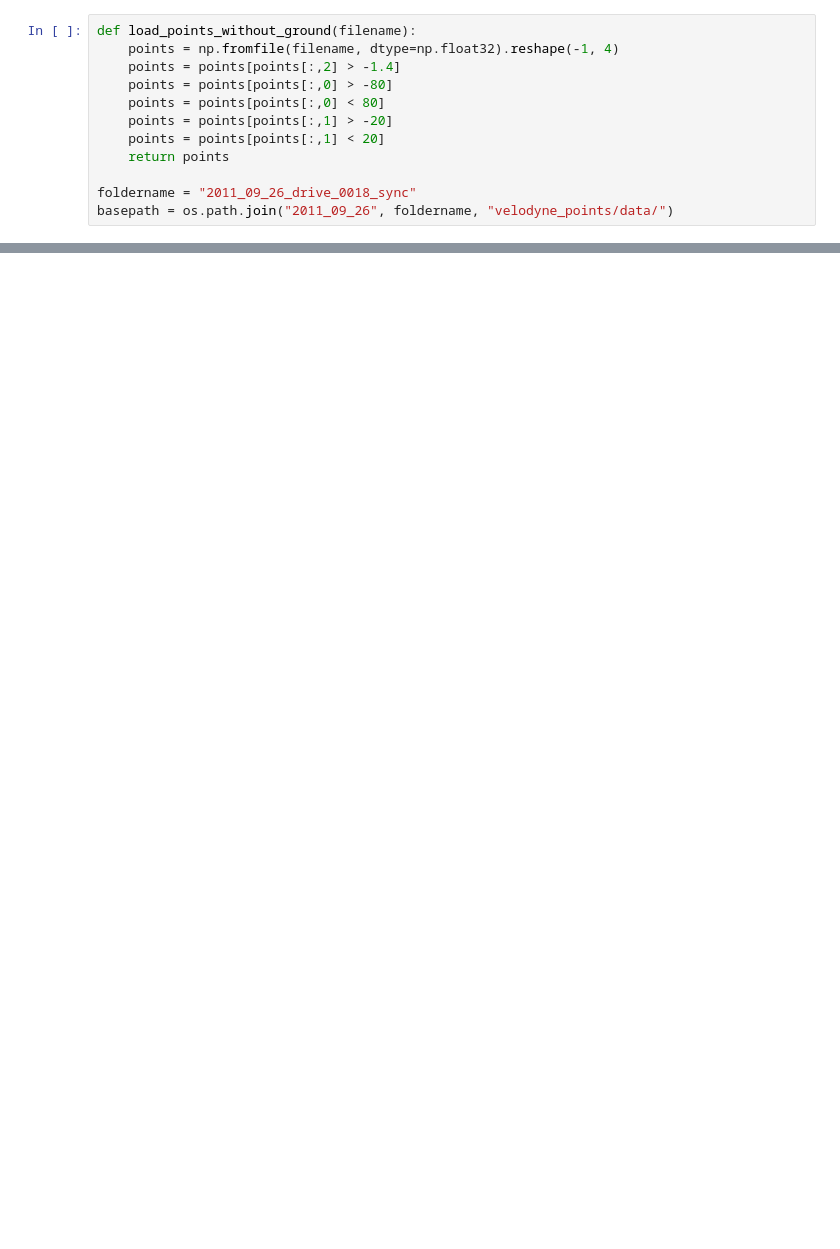
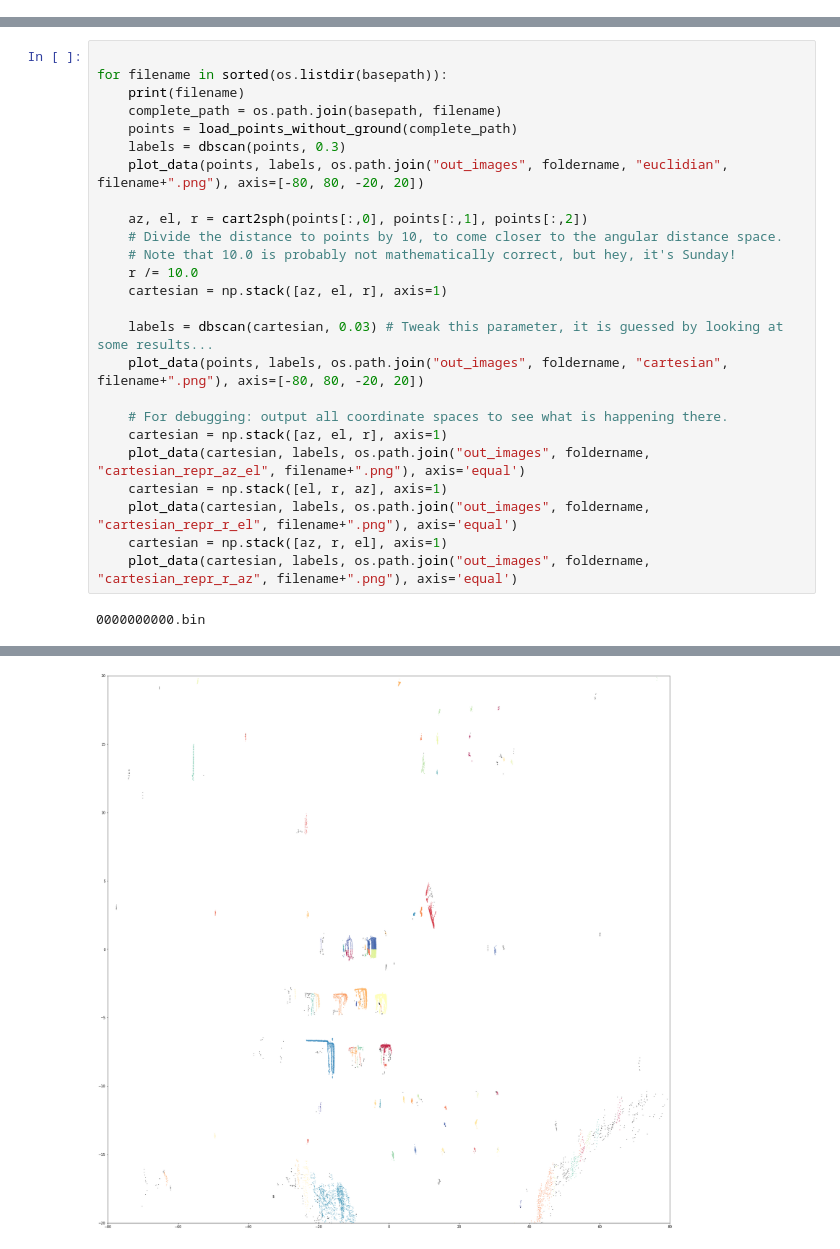
Before and after one commit to rmeertens/spere_projection_clustering, a Jupyter notebook: Sphere_projection.ipynb, the cells around one changed output, grey strips where cells are left out. Cells and saved outputs as stored; diff of their text form; blank space fills up the shorter version.

```diff
--- a/Sphere_projection.ipynb
+++ b/Sphere_projection.ipynb
@@ -36,12 +21,0 @@ from sklearn.preprocessing import StandardScaler
-# %%
-def load_points_without_ground(filename):
-    points = np.fromfile(filename, dtype=np.float32).reshape(-1, 4)
-    points = points[points[:,2] > -1.4]
-    points = points[points[:,0] > -80]
-    points = points[points[:,0] < 80]
-    points = points[points[:,1] > -20]
-    points = points[points[:,1] < 20]
-    return points
-
-foldername = "2011_09_26_drive_0018_sync"
-basepath = os.path.join("2011_09_26", foldername, "velodyne_points/data/")
@@ -142,0 +101,27 @@ for filename in os.listdir(basepath):
+# %%
+
+for filename in sorted(os.listdir(basepath)):
+    print(filename)
+    complete_path = os.path.join(basepath, filename)
+    points = load_points_without_ground(complete_path)
+    labels = dbscan(points, 0.3)
+    plot_data(points, labels, os.path.join("out_images", foldername, "euclidian", filename+".png"), axis=[-80, 80, -20, 20])
+
+    az, el, r = cart2sph(points[:,0], points[:,1], points[:,2])
+    # Divide the distance to points by 10, to come closer to the angular distance space.
+    # Note that 10.0 is probably not mathematically correct, but hey, it's Sunday!
+    r /= 10.0
+    cartesian = np.stack([az, el, r], axis=1)
+
+    labels = dbscan(cartesian, 0.03) # Tweak this parameter, it is guessed by looking at some results...
+    plot_data(points, labels, os.path.join("out_images", foldername, "cartesian", filename+".png"), axis=[-80, 80, -20, 20])
+
+    # For debugging: output all coordinate spaces to see what is happening there.
+    cartesian = np.stack([az, el, r], axis=1)
+    plot_data(cartesian, labels, os.path.join("out_images", foldername, "cartesian_repr_az_el", filename+".png"), axis='equal')
+    cartesian = np.stack([el, r, az], axis=1)
+    plot_data(cartesian, labels, os.path.join("out_images", foldername, "cartesian_repr_r_el", filename+".png"), axis='equal')
+    cartesian = np.stack([az, r, el], axis=1)
+    plot_data(cartesian, labels, os.path.join("out_images", foldername, "cartesian_repr_r_az", filename+".png"), axis='equal')
+# %% [output]
+0000000000.bin
@@ -142,0 +129 @@ for filename in os.listdir(basepath):
+[figure, added]
```
Also changed, not shown: parts of 12 cells of this notebook, 2 other files.
